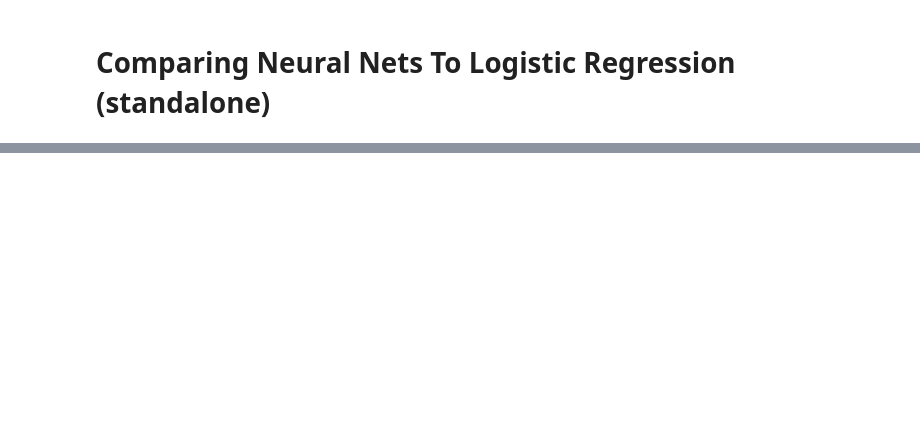
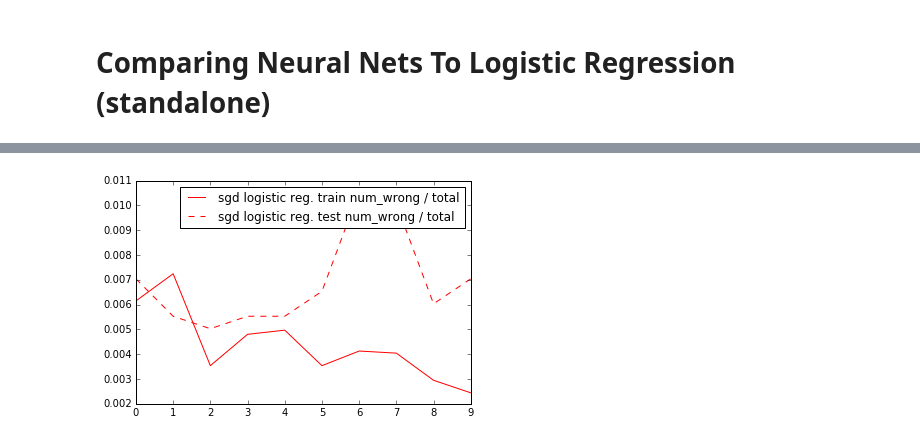
Before and after one commit to agnusmaximus/snippets, a Jupyter notebook: gd.ipynb, the cells around one changed output, grey strips where cells are left out. Drawn from its saved outputs; the diff is of its cells as text; code cells hidden in the pictures; blank space fills up the shorter version.

```diff
--- a/gd.ipynb
+++ b/gd.ipynb
@@ -415,58 +416,22 @@ def SGD(X, y, X_test, y_test, sgd_w, gradient_at_datapoint, compute_loss, n_iter
             sgd_w = sgd_w - sgd_gamma * gradient_at_dp.T
     return train_losses, test_losses, sgd_w
 
-# GD function
-# -------------------------------------------------------
-#
-# X - train dataset matrix
-# y - train label vector
-# X_test - test dataset matrix
-# y_test - test label vector
-# gd_w - initial weights for model
-# compute_gradient(X, y, weights) - function returning gradient given X, y, weights
-# compute_loss(X, y, weights) - computes loss given X dataset, y labels and model weights
-# n_iters - number of iters to train sgd
-# gd_gamma - sgd learning rate
-#
-# return - array of train losses and test losses
-def GD(X, y, X_test, y_test, gd_w, compute_gradient, compute_loss, n_iters=100, gd_gamma=.001):
-    n, d = X.shape
-    test_losses, train_losses = [], []
-    for iteration in range(n_iters):
-        train_loss, test_loss = compute_loss(X, y, gd_w), compute_loss(X_test, y_test, gd_w)
-        train_losses.append(train_loss)
-        test_losses.append(test_loss)
-
-        gradient = compute_gradient(X, y, gd_w)
-        gd_w = gd_w - gd_gamma * gradient/X.shape[0]
-    return train_losses, test_losses, gd_w
-
 #################################
 # LOGISTIC REGRESSION METHODS ###
 #################################
 def hyp(theta, x):
-    r = float(1 / float(1 + np.exp(-x.dot(theta))))
-    if r == 0:
-        return 1e-10
-    if r == 1:
-        return 1 - 1e-10
-    return r
+    return x.dot(theta)
 
 def ComputeLossLogReg(X, y, theta):
     loss = 0
     for i, x in enumerate(X):
-        loss += np.log(hyp(theta, x))
+        loss += np.log(1 + np.exp(-float(y[i]) * x.dot(theta)))
     return float(loss / X.shape[0])
 
 def GradientAtDatapointLogReg(weights, datapoint_weights, datapoint_label):
-    h = hyp(weights, datapoint_weights)
-    sgd_grad = datapoint_weights.T * (h-datapoint_label)
-    return sgd_grad.T
-
-def ComputeGradientLogReg(X, y, w):
-    h = np.matrix([[hyp(w, x)] for x in X])
-    gd_grad = (X.T * (h-y))
-    return gd_grad
+    cost = float(np.exp(-float(datapoint_label) * datapoint_weights.dot(weights)))
+    coefficient = float(1 / float(1 + cost)) * cost * float(datapoint_label)
+    return -(datapoint_weights * coefficient)
 
 #########################
 # MNIST LOADING METHODS #
@@ -492,12 +457,19 @@ def load_dataset():
     for index, c in enumerate(labels_train):
         if c == 0 or c == 9:
             X_train_filtered.append([x[0] for x in X_train[index]])
-            labels_train_filtered.append([c/9])
+            if c == 0:
+                labels_train_filtered.append([-1])
+            else:
+                labels_train_filtered.append([1])
 
     for index, c in enumerate(labels_test):
-        if c == 0 or c == 9:
+        if c == 0:
             X_test_filtered.append([x[0] for x in X_test[index]])
-            labels_test_filtered.append([c/9])
+            labels_test_filtered.append([-1])
+
+        if c == 9:
+            X_test_filtered.append([x[0] for x in X_test[index]])
+            labels_test_filtered.append([1])
 
     X_train_filtered = np.mat(X_train_filtered)
     labels_train_filtered = np.mat(labels_train_filtered)
@@ -542,9 +514,10 @@ def TrainAndPredictUsingLogReg(X, y, X_test, y_test, n_iters=20):
     for i in range(n_iters):
         sgd_train_losses, sgd_test_losses, sgd_w = SGD(X_mnist, y_mnist, X_test_mnist, y_test_mnist, sgd_w,
                                                        GradientAtDatapointLogReg, ComputeLossLogReg,
-                                                       n_iters=1, sgd_gamma=.005)
-        predictions_train = [1 if hyp(sgd_w, x) >= .5 else 0 for x in X]
-        predictions_test = [1 if hyp(sgd_w, x) >= .5 else 0 for x in X_test]
+                                                       n_iters=1, sgd_gamma=.5)
+        print("Train loss:", sgd_train_losses)
+        predictions_train = [1 if hyp(sgd_w, x) >= 0 else -1 for x in X]
+        predictions_test = [1 if hyp(sgd_w, x) >= 0 else -1 for x in X_test]
         n_wrong_train = sum([1 if pred != y[index] else 0 for index, pred in enumerate(predictions_train)])
         n_wrong_test = sum([1 if pred != y_test[index] else 0 for index, pred in enumerate(predictions_test)])
         train_errors.append(n_wrong_train / float(X.shape[0]))
@@ -561,3 +534,4 @@ plt.plot(range(T), nn_train_errors, 'b-', label="nn train num_wrong / total")
 plt.plot(range(T), nn_test_errors, '--b', label="nn test num_wrong / total")
 plt.legend(loc="upper right")
 plt.show()
+# %% [output]
@@ -563,0 +552 @@ plt.show()
+[figure, added]
```
Also changed, not shown: parts of 5 cells of this notebook.
